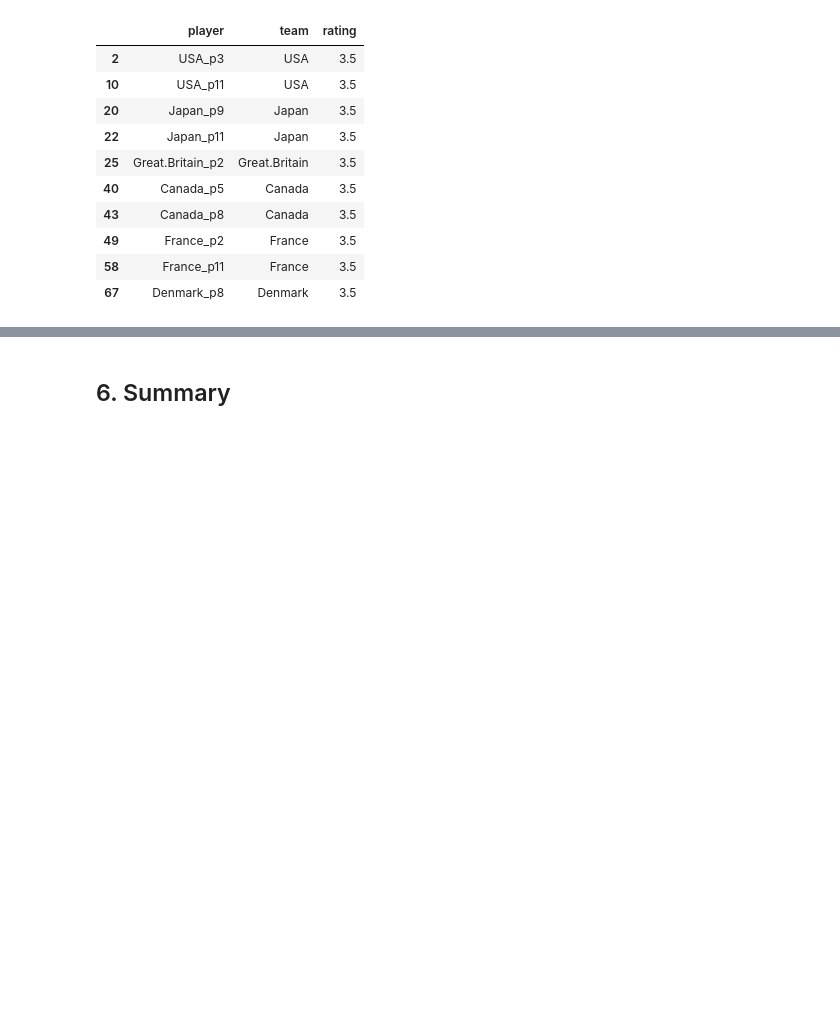
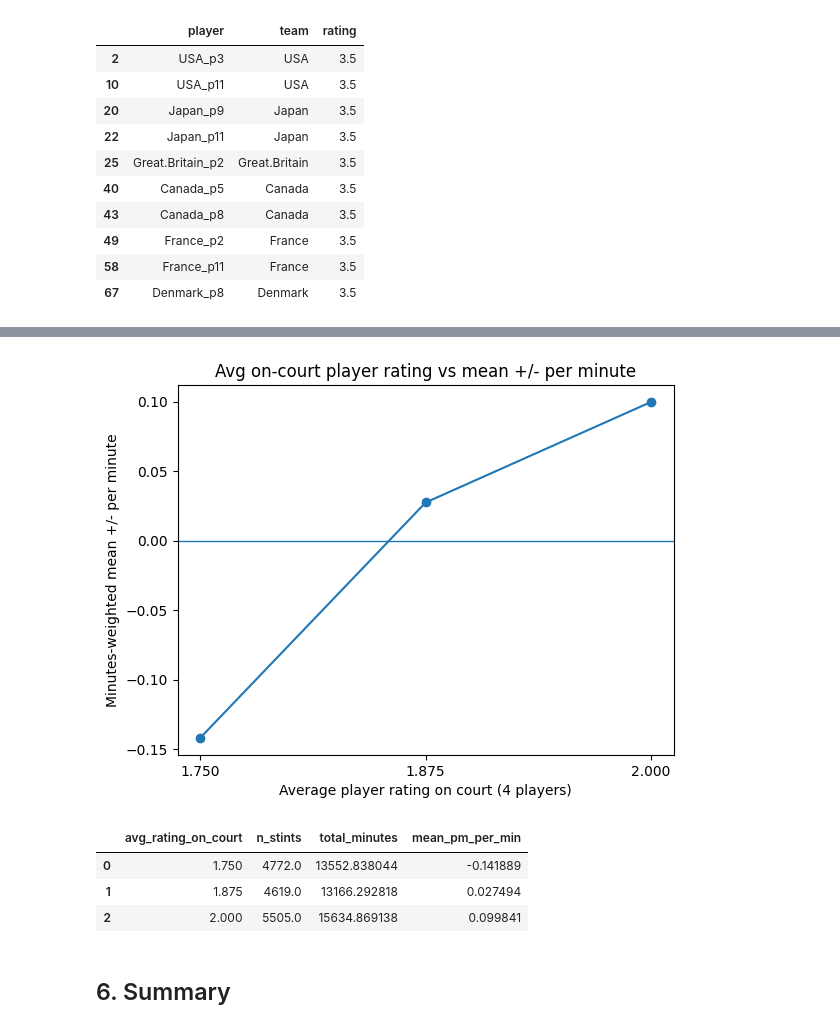
Before and after one commit to johngreenough/SportsModule, a Jupyter notebook: dataAnalysis.ipynb, the cells around one changed output, grey strips where cells are left out. Saved outputs shown, nothing was run; the diff lists cells and outputs as text; code cells hidden in the pictures; blank space fills up the shorter version.

```diff
--- a/dataAnalysis.ipynb
+++ b/dataAnalysis.ipynb
@@ -398,3 +620,57 @@ Top 10 Highest Rated Players:
+# %%
+HOME = ["home1","home2","home3","home4"]
+AWAY = ["away1","away2","away3","away4"]
+
+rating = dict(zip(players["player"], players["rating"]))
+
+# --- build team-stint rows: avg rating on court vs +/- per minute ---
+rows = []
+for r in stints.itertuples(index=False):
+    if r.minutes <= 0:
+        continue
+
+    home_players = [getattr(r, c) for c in HOME]
+    away_players = [getattr(r, c) for c in AWAY]
+
+    home_avg_rating = np.mean([rating.get(p, np.nan) for p in home_players])
+    away_avg_rating = np.mean([rating.get(p, np.nan) for p in away_players])
+
+    pm_home_per_min = (r.h_goals - r.a_goals) / r.minutes
+    pm_away_per_min = -pm_home_per_min
+
+    rows.append((home_avg_rating, pm_home_per_min, r.minutes))
+    rows.append((away_avg_rating, pm_away_per_min, r.minutes))
+
+df = pd.DataFrame(rows, columns=["avg_rating_on_court", "pm_per_min", "minutes"]).dropna()
+
+# --- minutes-weighted mean pm/min per avg_rating value ---
+summary = (
+    df.groupby("avg_rating_on_court")
+      .apply(lambda g: pd.Series({
+          "n_stints": len(g),
+          "total_minutes": g["minutes"].sum(),
+          "mean_pm_per_min": (g["pm_per_min"] * g["minutes"]).sum() / g["minutes"].sum()
+      }))
+      .reset_index()
+      .sort_values("avg_rating_on_court")
+)
+
+plt.figure()
+plt.plot(summary["avg_rating_on_court"], summary["mean_pm_per_min"], marker="o")
+plt.axhline(0, linewidth=1)
+plt.title("Avg on-court player rating vs mean +/- per minute")
+plt.xlabel("Average player rating on court (4 players)")
+plt.ylabel("Minutes-weighted mean +/- per minute")
+plt.xticks(summary["avg_rating_on_court"].unique())
+plt.show()
+
+summary
+# %% [output]
+[figure, added]
+|  | avg_rating_on_court | n_stints | total_minutes | mean_pm_per_min |
+| 0 | 1.750 | 4772.0 | 13552.838044 | -0.141889 |
+| 1 | 1.875 | 4619.0 | 13166.292818 | 0.027494 |
+| 2 | 2.000 | 5505.0 | 15634.869138 | 0.099841 |
 # %% [markdown]
 ## 6. Summary
 # %%
```
Also changed, not shown: parts of 4 cells of this notebook.
